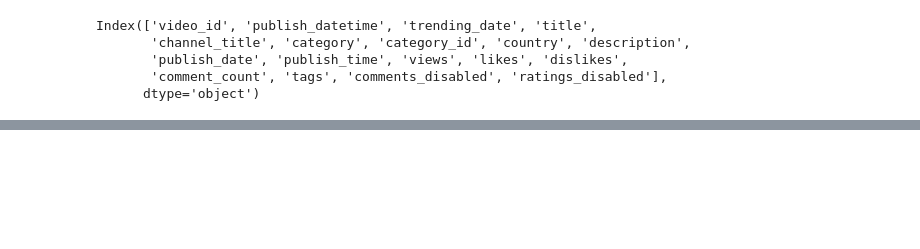
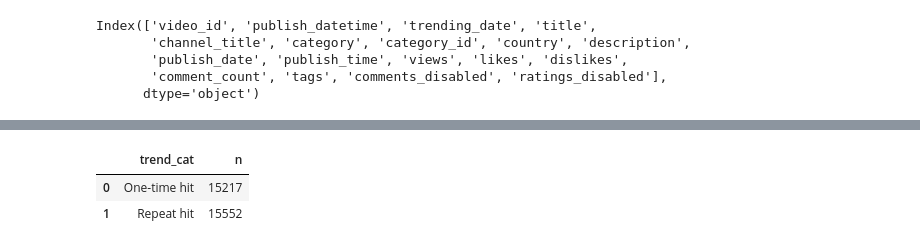
Before and after one commit to Thampi-hub/Springboard_RT, a Jupyter notebook: Capstone_2/2_DataWrangling/readData.ipynb, the cells around one changed output, grey strips where cells are left out. Cells and saved outputs as stored; diff of their text form; code cells hidden in the pictures; blank space fills up the shorter version.

```diff
--- a/Capstone_2/2_DataWrangling/readData.ipynb
+++ b/Capstone_2/2_DataWrangling/readData.ipynb
@@ -190,0 +195,8 @@ dtype: int64
+# %%
+## Counts per trending occurance (category)
+filtrData.groupby("trend_cat")["trend_cat"].count().\
+  rename("n").reset_index()
+# %% [output]
+|  | trend_cat | n |
+| 0 | One-time hit | 15217 |
+| 1 | Repeat hit | 15552 |
```
Also changed, not shown: parts of 6 cells of this notebook.
